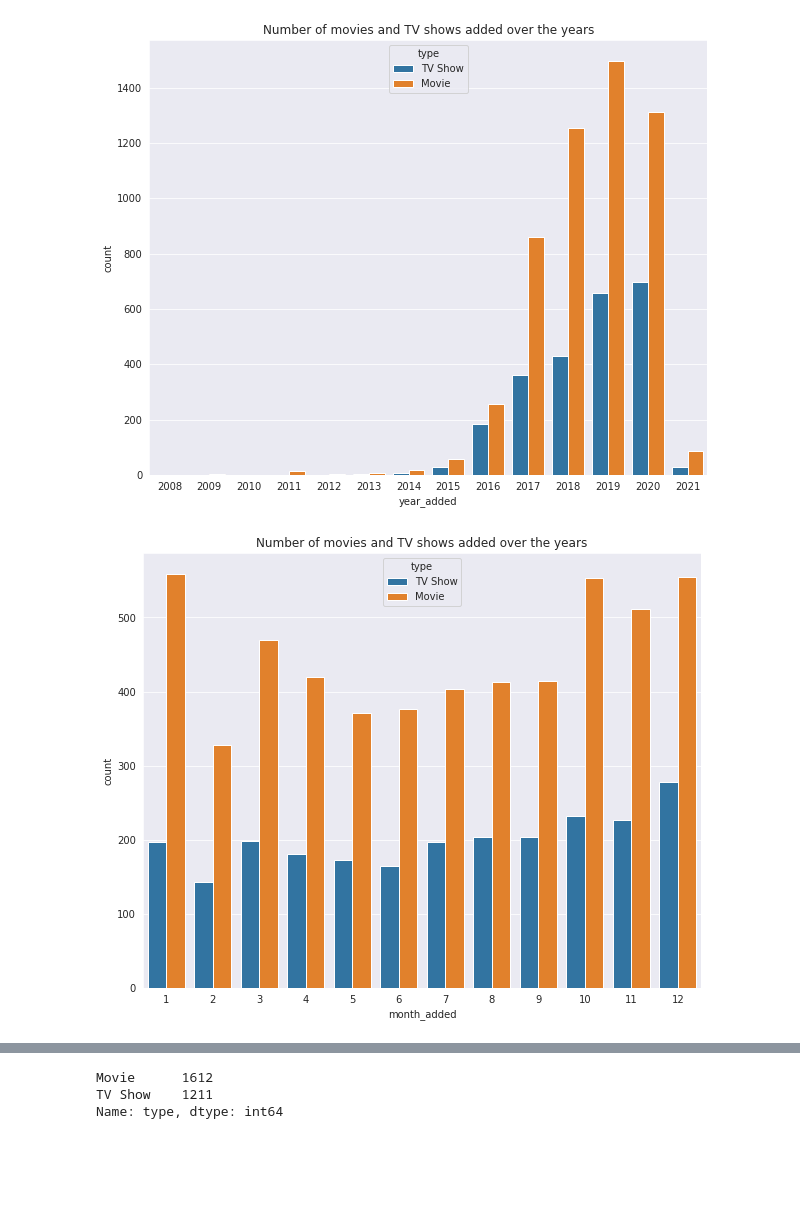
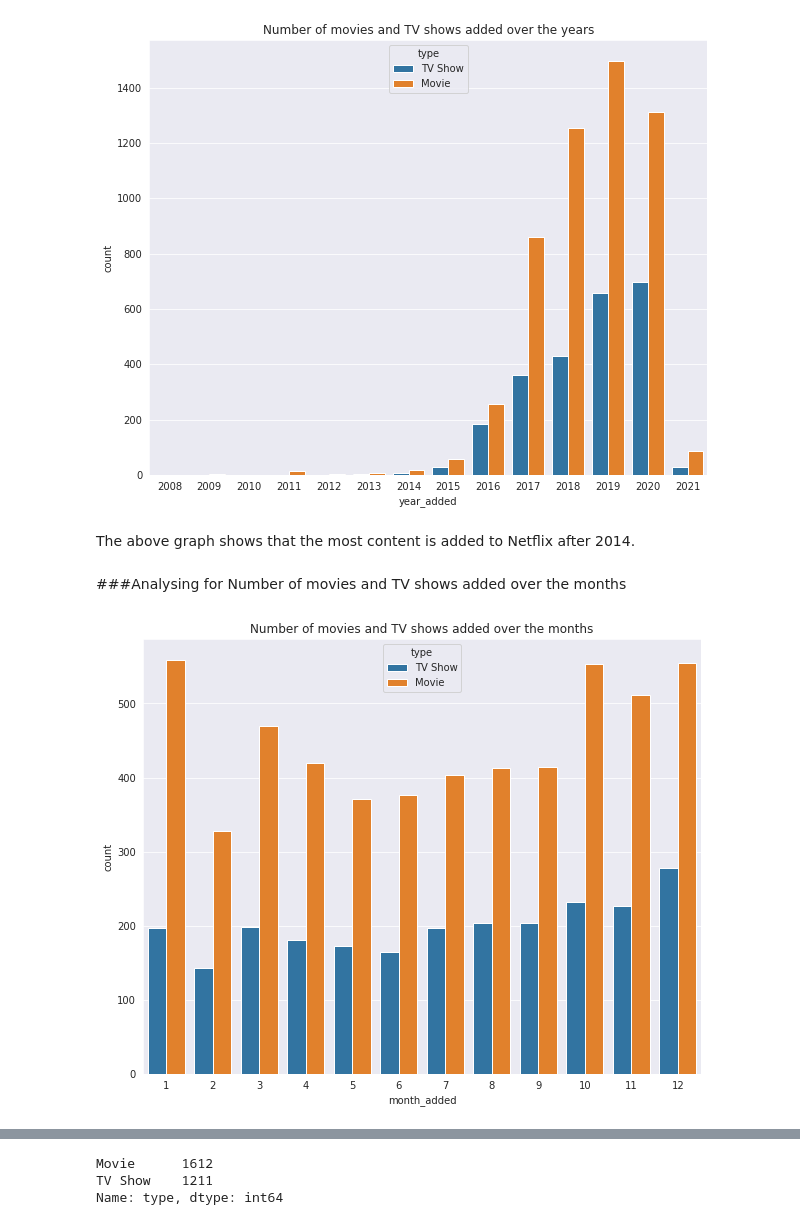
Before and after one commit to Amankr351/Netflix-Movies-and-TV-Shows-Clustering-Project., a Jupyter notebook: Netflix_Movies_And_TV_Shows_Clustering.ipynb, the cells around one changed output, grey strips where cells are left out. Drawn from its saved outputs; the diff is of its cells as text; code cells hidden in the pictures; blank space fills up the shorter version.

```diff
--- a/Netflix_Movies_And_TV_Shows_Clustering.ipynb
+++ b/Netflix_Movies_And_TV_Shows_Clustering.ipynb
@@ -370,11 +390,15 @@ plt.title('Number of movies and TV shows added over the years')
 plt.xlabel('year_added');
 # %% [output]
 [figure]
+# %% [markdown]
+The above graph shows that the most content is added to Netflix after 2014.
+# %% [markdown]
+###Analysing for Number of movies and TV shows added over the months
 # %%
-# Number of movies and TV shows added over the months
+#Number of movies and TV shows added over the months
 plt.figure(figsize=(10,8))
 sns.countplot(x='month_added',data=data, hue='type')
-plt.title('Number of movies and TV shows added over the years')
+plt.title('Number of movies and TV shows added over the months')
 plt.xlabel('month_added');
 # %% [output]
-[figure, old version]
+[figure, new version]
```
Also changed, not shown: parts of 47 cells of this notebook.
